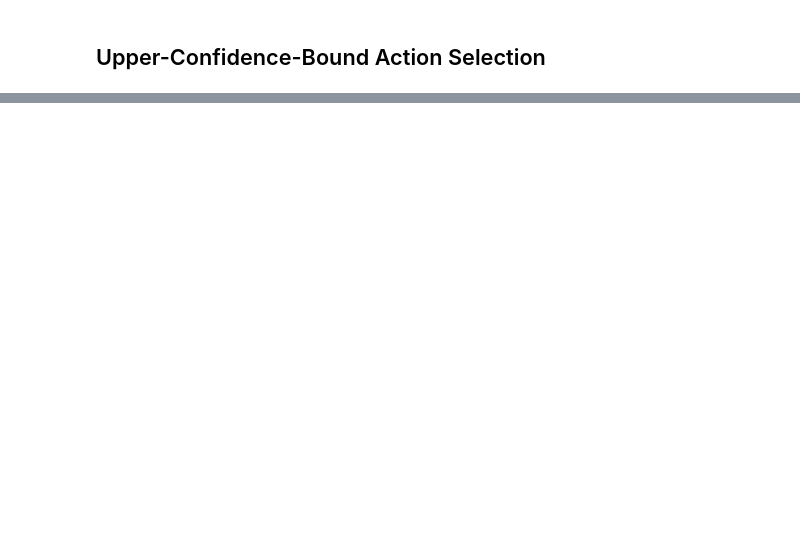
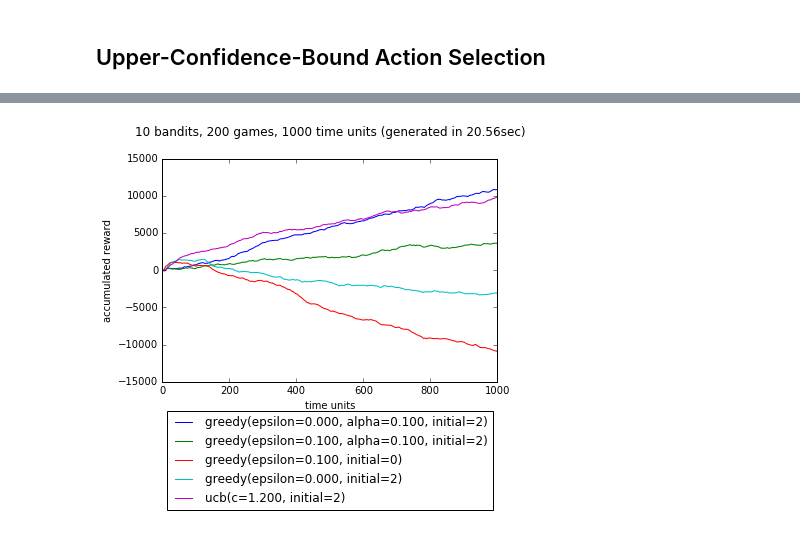
Before and after one commit to florian/reinforcement-learning, a Jupyter notebook: 2_Multi-arm_bandits.ipynb, the cells around one changed output, grey strips where cells are left out. Cells and saved outputs as stored; diff of their text form; code cells hidden in the pictures; blank space fills up the shorter version.

```diff
--- a/2_Multi-arm_bandits.ipynb
+++ b/2_Multi-arm_bandits.ipynb
@@ -181,0 +232,24 @@ game.play(num_bandits=10, num_games=50, num_iterations=1000)
+# %%
+class NonstationaryEpsilonGreedyPlayer(EpsilonGreedyPlayer):
+    def __init__(self, bandits, epsilon, alpha, initial=0):
+        EpsilonGreedyPlayer.__init__(self, bandits, epsilon, initial)
+        self.alpha = alpha
+
+    def _get_alpha(self, bandit_i):
+        return self.alpha
+
+    def __str__(self):
+        return "greedy(epsilon=%.3f, alpha=%.3f, initial=%d)" % (self.epsilon, self.alpha, self.initial)
+# %%
+players = [
+    lambda bandits: NonstationaryEpsilonGreedyPlayer(bandits, epsilon=0, alpha=0.1, initial=2),
+    lambda bandits: NonstationaryEpsilonGreedyPlayer(bandits, epsilon=0.1, alpha=0.1, initial=2),
+    lambda bandits: EpsilonGreedyPlayer(bandits, epsilon=0.1),
+    lambda bandits: EpsilonGreedyPlayer(bandits, epsilon=0, initial=2),
+    lambda bandits: UpperConfidenceBoundPlayer(bandits, c=1.2, initial=2)
+]
+
+game = Game(players, Bandit=UnreliableArmedBandit)
+game.play(num_bandits=10, num_games=200, num_iterations=1000)
+# %% [output]
+[figure, added]
```
Also changed, not shown: parts of 24 cells of this notebook.
